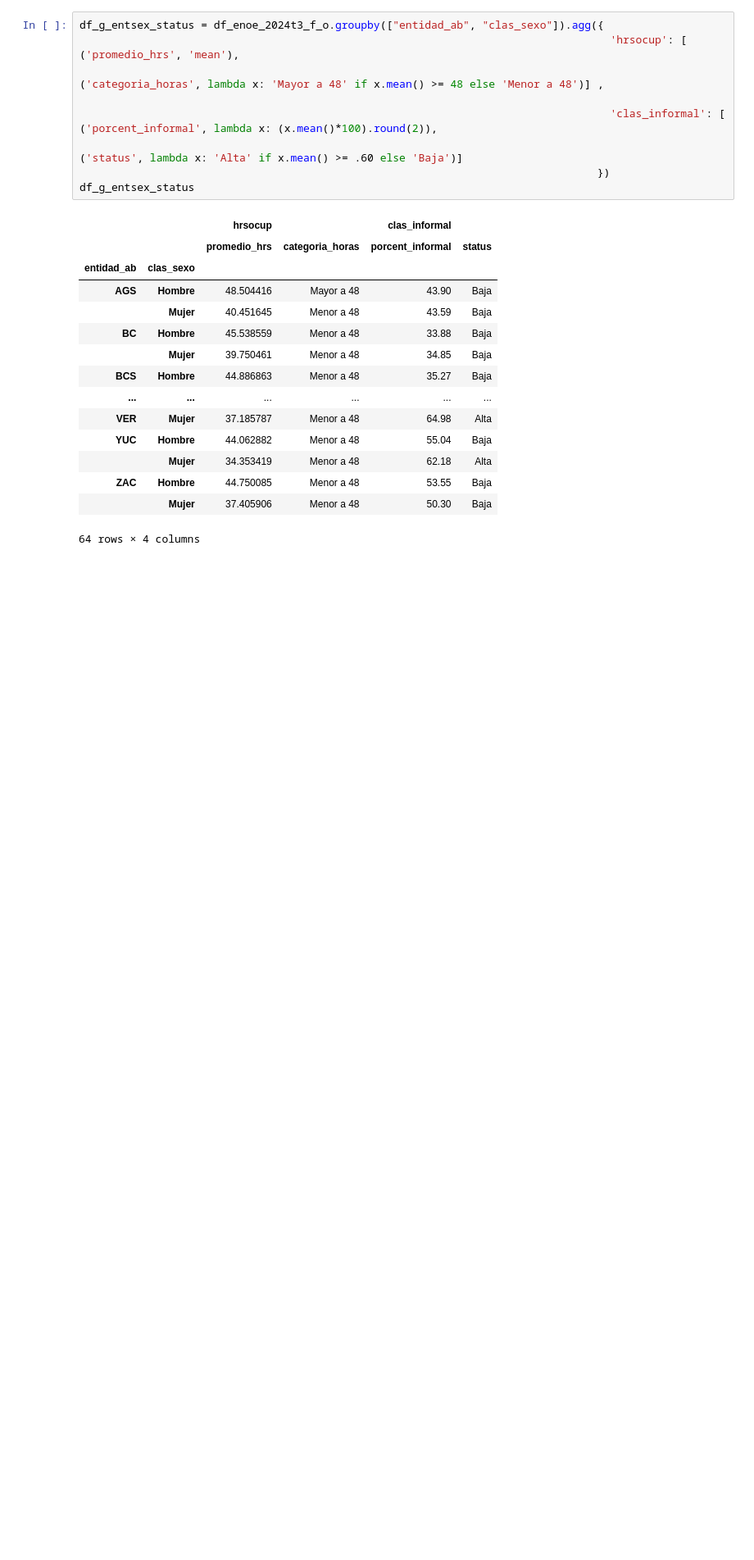
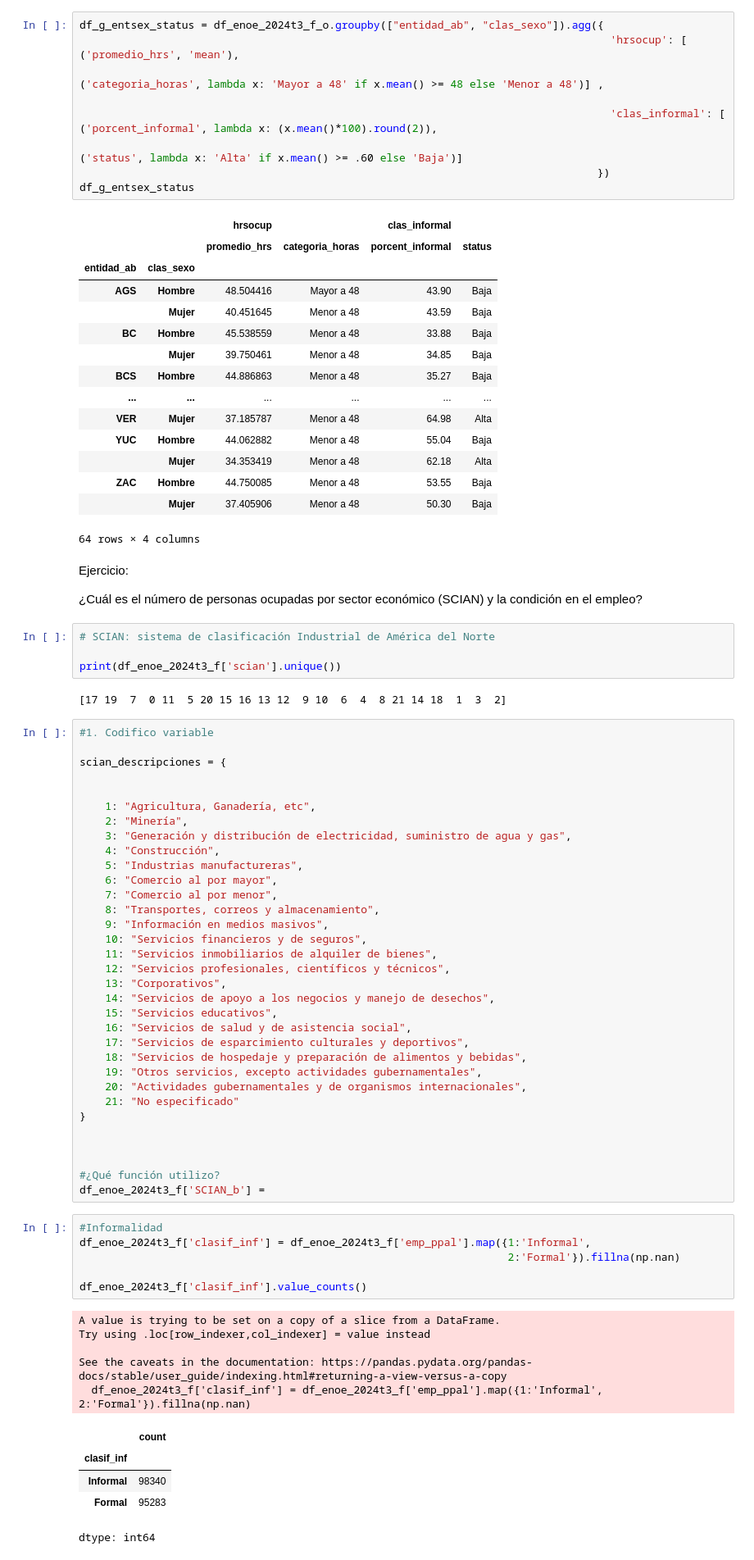
Before and after one commit to DiegoSReco/intro_python_para_economistas, a Jupyter notebook: script_python_5_Analisis_Datos_Pandas_2.ipynb, the cells around one changed output. Shown at 82% size. Cells and saved outputs as stored; diff of their text form; blank space fills up the shorter version.

```diff
--- a/script_python_5_Analisis_Datos_Pandas_2.ipynb
+++ b/script_python_5_Analisis_Datos_Pandas_2.ipynb
@@ -2052,3 +2052,63 @@ df_g_entsex_status
 | ZAC | Hombre | 44.750085 | Menor a 48 | 53.55 | Baja |
 |  | Mujer | 37.405906 | Menor a 48 | 50.30 | Baja |
 64 rows × 4 columns
+# %% [markdown]
+Ejercicio:
+
+¿Cuál es el número de personas ocupadas por sector económico (SCIAN) y la condición en el empleo?
+# %%
+# SCIAN: sistema de clasificación Industrial de América del Norte
+
+print(df_enoe_2024t3_f['scian'].unique())
+# %% [output]
+[17 19  7  0 11  5 20 15 16 13 12  9 10  6  4  8 21 14 18  1  3  2]
+# %%
+#1. Codifico variable
+
+scian_descripciones = {
+
+
+    1: "Agricultura, Ganadería, etc",
+    2: "Minería",
+    3: "Generación y distribución de electricidad, suministro de agua y gas",
+    4: "Construcción",
+    5: "Industrias manufactureras",
+    6: "Comercio al por mayor",
+    7: "Comercio al por menor",
+    8: "Transportes, correos y almacenamiento",
+    9: "Información en medios masivos",
+    10: "Servicios financieros y de seguros",
+    11: "Servicios inmobiliarios de alquiler de bienes",
+    12: "Servicios profesionales, científicos y técnicos",
+    13: "Corporativos",
+    14: "Servicios de apoyo a los negocios y manejo de desechos",
+    15: "Servicios educativos",
+    16: "Servicios de salud y de asistencia social",
+    17: "Servicios de esparcimiento culturales y deportivos",
+    18: "Servicios de hospedaje y preparación de alimentos y bebidas",
+    19: "Otros servicios, excepto actividades gubernamentales",
+    20: "Actividades gubernamentales y de organismos internacionales",
+    21: "No especificado"
+}
+
+
+
+#¿Qué función utilizo?
+df_enoe_2024t3_f['SCIAN_b'] =
+# %%
+#Informalidad
+df_enoe_2024t3_f['clasif_inf'] = df_enoe_2024t3_f['emp_ppal'].map({1:'Informal',
+                                                                   2:'Formal'}).fillna(np.nan)
+
+df_enoe_2024t3_f['clasif_inf'].value_counts()
+# %% [output]
+A value is trying to be set on a copy of a slice from a DataFrame.
+Try using .loc[row_indexer,col_indexer] = value instead
+
+See the caveats in the documentation: https://pandas.pydata.org/pandas-docs/stable/user_guide/indexing.html#returning-a-view-versus-a-copy
+  df_enoe_2024t3_f['clasif_inf'] = df_enoe_2024t3_f['emp_ppal'].map({1:'Informal', 2:'Formal'}).fillna(np.nan)
+|  | count |
+| clasif_inf |  |
+| Informal | 98340 |
+| Formal | 95283 |
+dtype: int64
```
Also changed, not shown: parts of 3 cells of this notebook.
